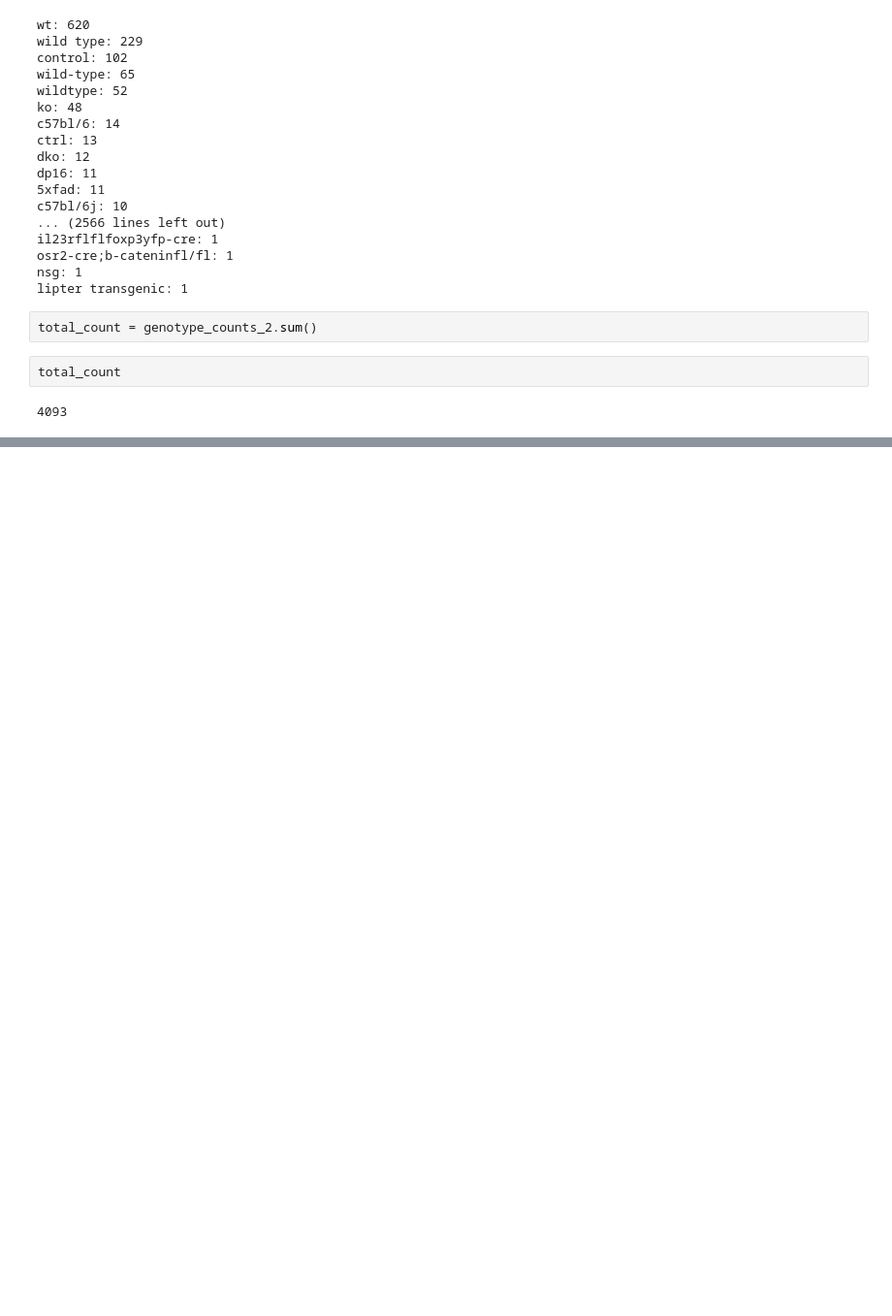
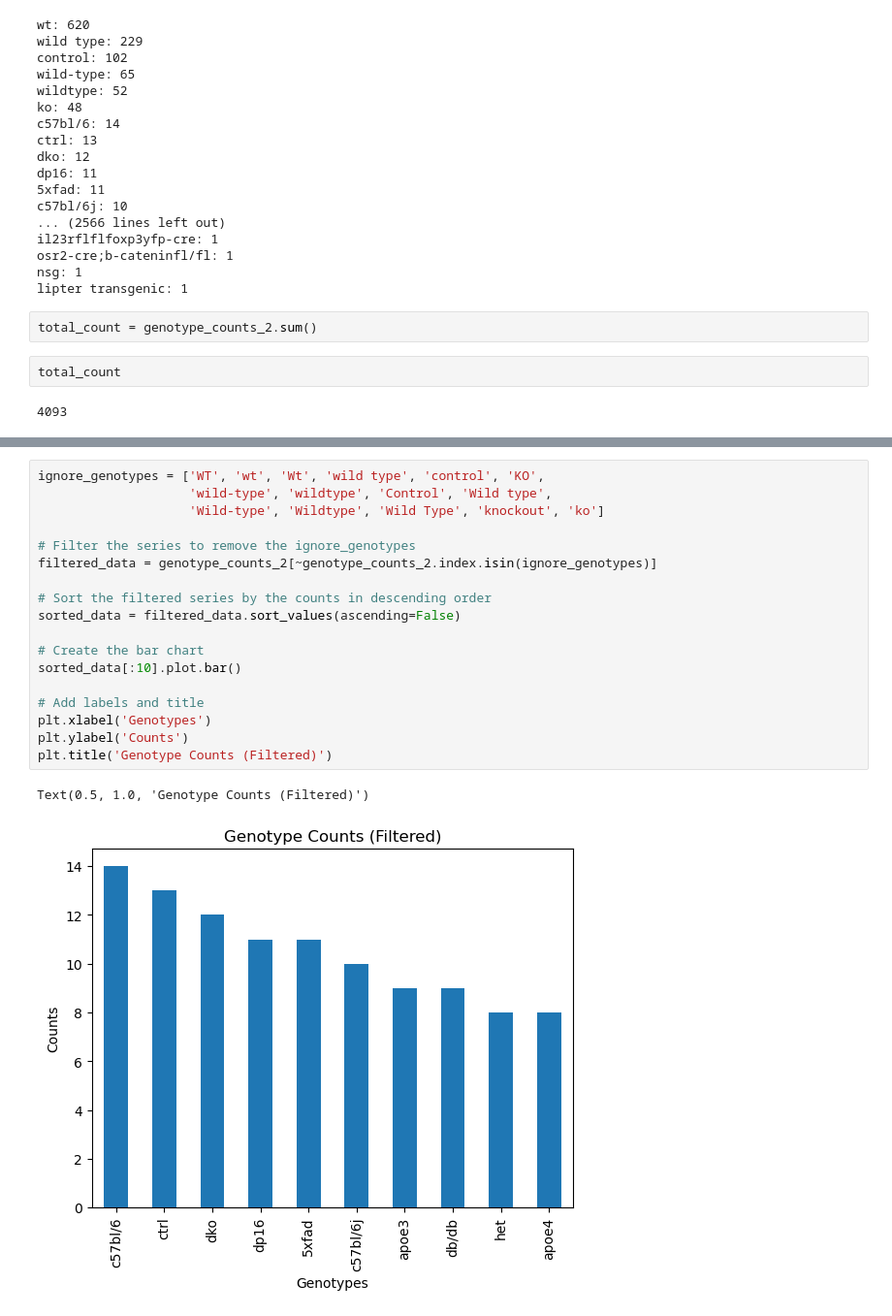
Before and after one commit to dhruvkp090/bioNER_dissertation, a Jupyter notebook: Dataset Structuring.ipynb, the cells around one changed output, grey strips where cells are left out. Shown at 97% size. Drawn from its saved outputs; the diff is of its cells as text; blank space fills up the shorter version.

```diff
--- a/Dataset Structuring.ipynb
+++ b/Dataset Structuring.ipynb
@@ -414,0 +500,21 @@ total_count
+# %%
+ignore_genotypes = ['WT', 'wt', 'Wt', 'wild type', 'control', 'KO',
+                    'wild-type', 'wildtype', 'Control', 'Wild type',
+                    'Wild-type', 'Wildtype', 'Wild Type', 'knockout', 'ko']
+
+# Filter the series to remove the ignore_genotypes
+filtered_data = genotype_counts_2[~genotype_counts_2.index.isin(ignore_genotypes)]
+
+# Sort the filtered series by the counts in descending order
+sorted_data = filtered_data.sort_values(ascending=False)
+
+# Create the bar chart
+sorted_data[:10].plot.bar()
+
+# Add labels and title
+plt.xlabel('Genotypes')
+plt.ylabel('Counts')
+plt.title('Genotype Counts (Filtered)')
+# %% [output]
+Text(0.5, 1.0, 'Genotype Counts (Filtered)')
+[figure, added]
```
Also changed, not shown: parts of 8 cells of this notebook, 3 other files.
